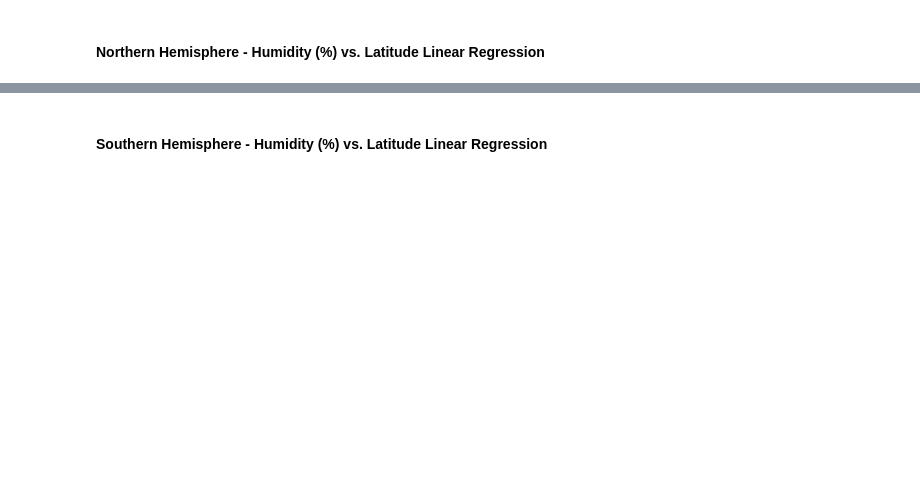
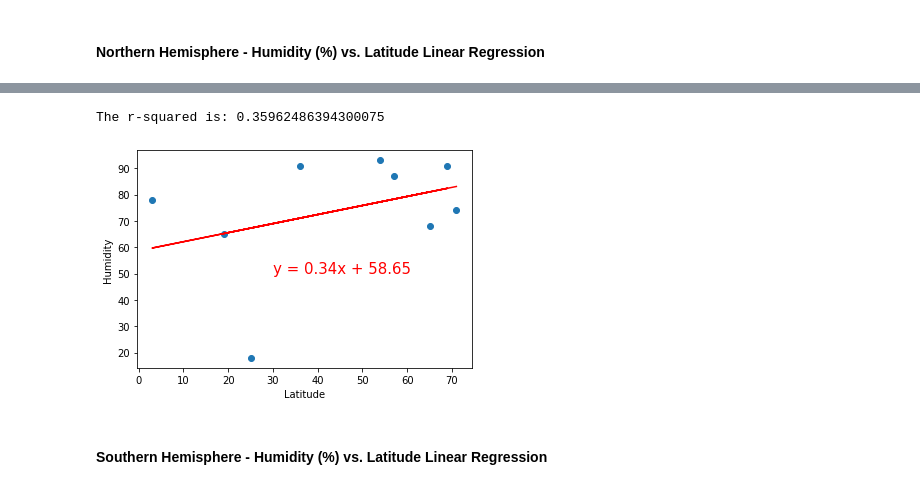
Before and after one commit to alvinochieng/python-api-challenge, a Jupyter notebook: WeatherPy/WeatherPy.ipynb, the cells around one changed output, grey strips where cells are left out. Saved outputs shown, nothing was run; the diff lists cells and outputs as text; code cells hidden in the pictures; blank space fills up the shorter version.

```diff
--- a/WeatherPy/WeatherPy.ipynb
+++ b/WeatherPy/WeatherPy.ipynb
@@ -320,2 +352,22 @@ The r-squared is: 0.10358336015746494
+# %%
+nothern_df['Lat'].astype(int)
+nothern_df['Humidity'].astype(int)
+
+x_values = nothern_df['Lat']
+y_values = nothern_df['Humidity']
+(slope, intercept, rvalue, pvalue, stderr) = linregress(x_values, y_values)
+regress_values = x_values * slope + intercept
+line_eq = "y = " + str(round(slope,2)) + "x + " + str(round(intercept,2))
+plt.scatter(x_values,y_values)
+plt.plot(x_values,regress_values,"r-")
+plt.annotate(line_eq,(30,50),fontsize=15,color="red")
+plt.xlabel('Latitude')
+plt.ylabel('Humidity')
+print(f"The r-squared is: {rvalue}")
+plt.savefig('output_data/Linear Regression/Nothern Hem_Humidity(%) vs Lat.png')
+plt.show()
+# %% [output]
+The r-squared is: 0.35962486394300075
+[figure, added]
 # %% [markdown]
 ####  Southern Hemisphere - Humidity (%) vs. Latitude Linear Regression
```
Also changed, not shown: parts of 26 cells of this notebook, 13 other files.
